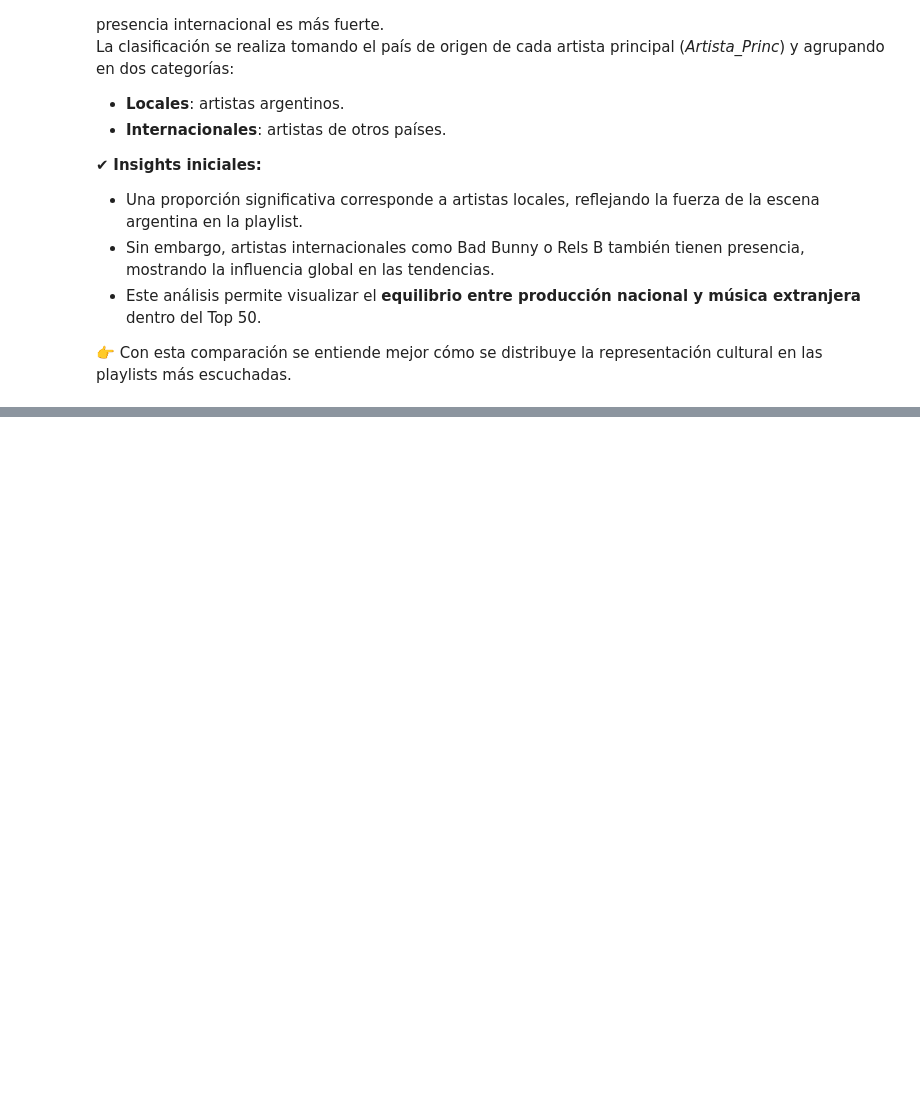
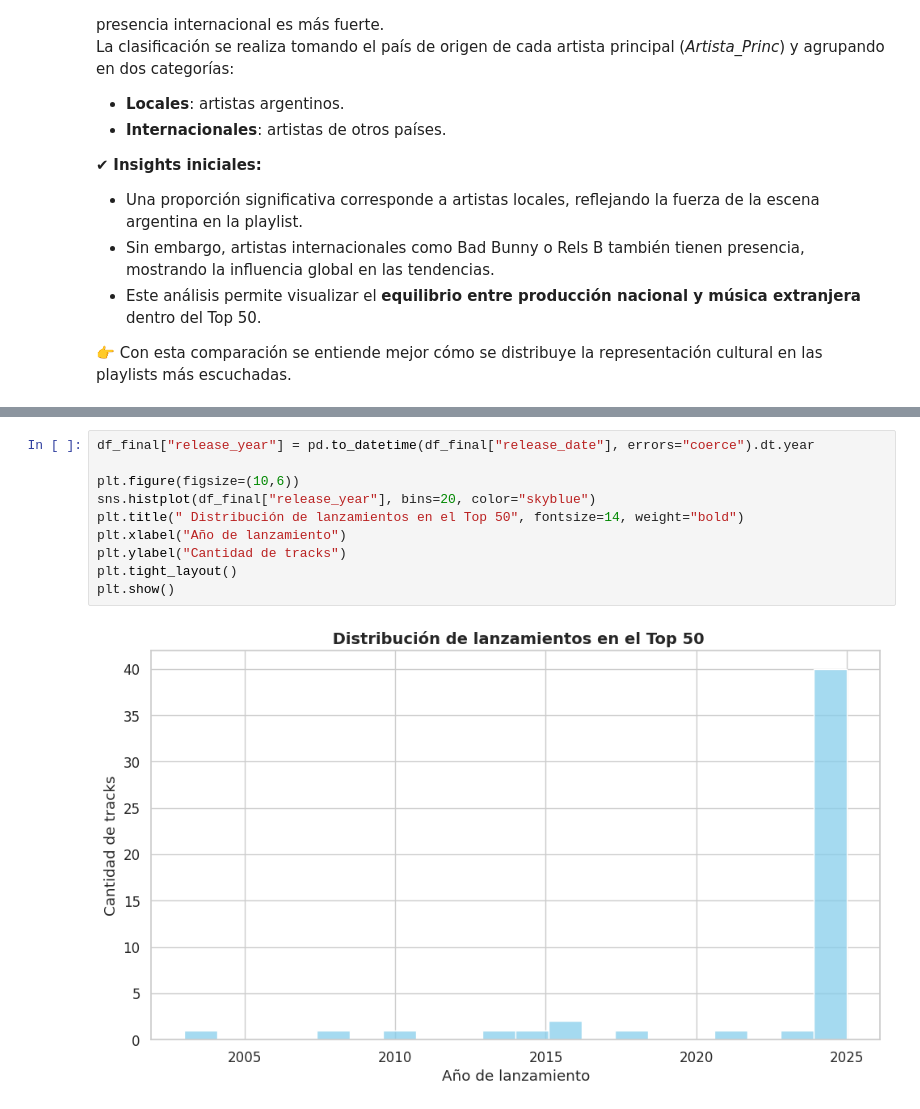
Before and after one commit to JorgeTabera/DataScienceII.CoderH, a Jupyter notebook: Proyecto_Spotify_DS_II.ipynb, the cells around one changed output, grey strips where cells are left out. Saved outputs shown, nothing was run; the diff lists cells and outputs as text; blank space fills up the shorter version.

```diff
--- a/Proyecto_Spotify_DS_II.ipynb
+++ b/Proyecto_Spotify_DS_II.ipynb
@@ -441,0 +537,12 @@ plt.show()
+# %%
+df_final["release_year"] = pd.to_datetime(df_final["release_date"], errors="coerce").dt.year
+
+plt.figure(figsize=(10,6))
+sns.histplot(df_final["release_year"], bins=20, color="skyblue")
+plt.title(" Distribución de lanzamientos en el Top 50", fontsize=14, weight="bold")
+plt.xlabel("Año de lanzamiento")
+plt.ylabel("Cantidad de tracks")
+plt.tight_layout()
+plt.show()
+# %% [output]
+[figure, added]
```
Also changed, not shown: parts of 13 cells of this notebook.
